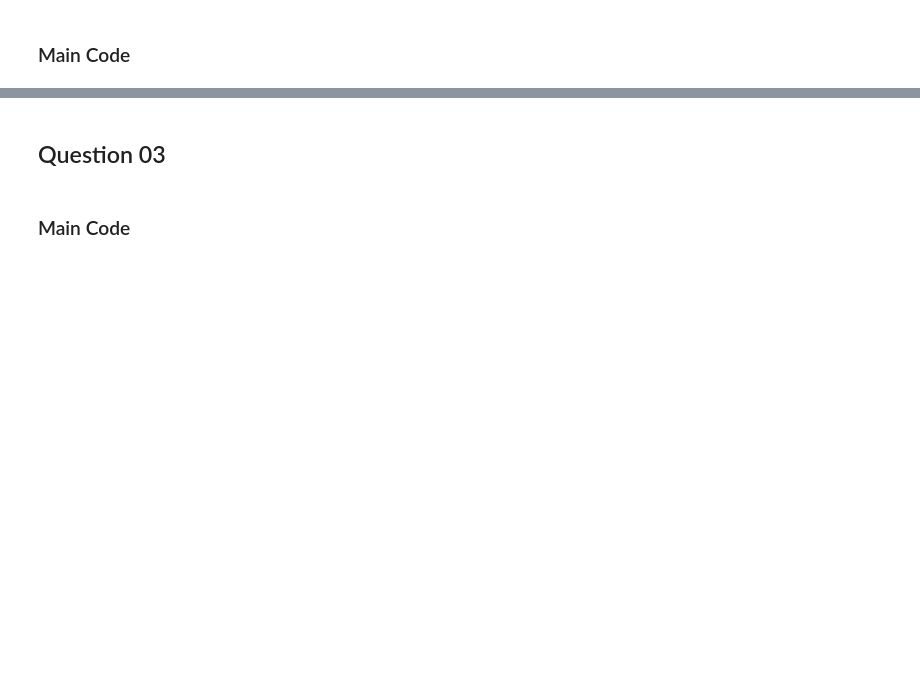
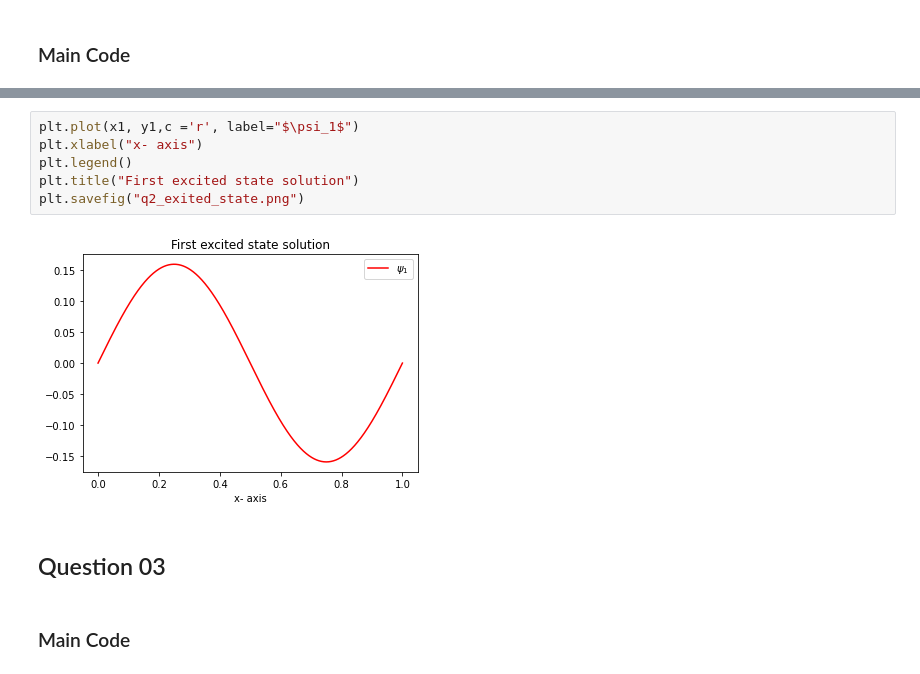
Before and after one commit to Rnazx/Computational-Physics, a Jupyter notebook: Assignment-03/assignment_03.ipynb, the cells around one changed output, grey strips where cells are left out. Drawn from its saved outputs; the diff is of its cells as text; blank space fills up the shorter version.

```diff
--- a/Assignment-03/assignment_03.ipynb
+++ b/Assignment-03/assignment_03.ipynb
@@ -87,3 +161,11 @@ def runge_kutta(dzdx, dydx, x0, y0, z0, xf, h):
+# %%
+plt.plot(x1, y1,c ='r', label="$\psi_1$")
+plt.xlabel("x- axis")
+plt.legend()
+plt.title("First excited state solution")
+plt.savefig("q2_exited_state.png")
+# %% [output]
+[figure, added]
 # %% [markdown]
 ## Question 03
 # %% [markdown]
```
Also changed, not shown: parts of 4 cells of this notebook, 2 other files.
